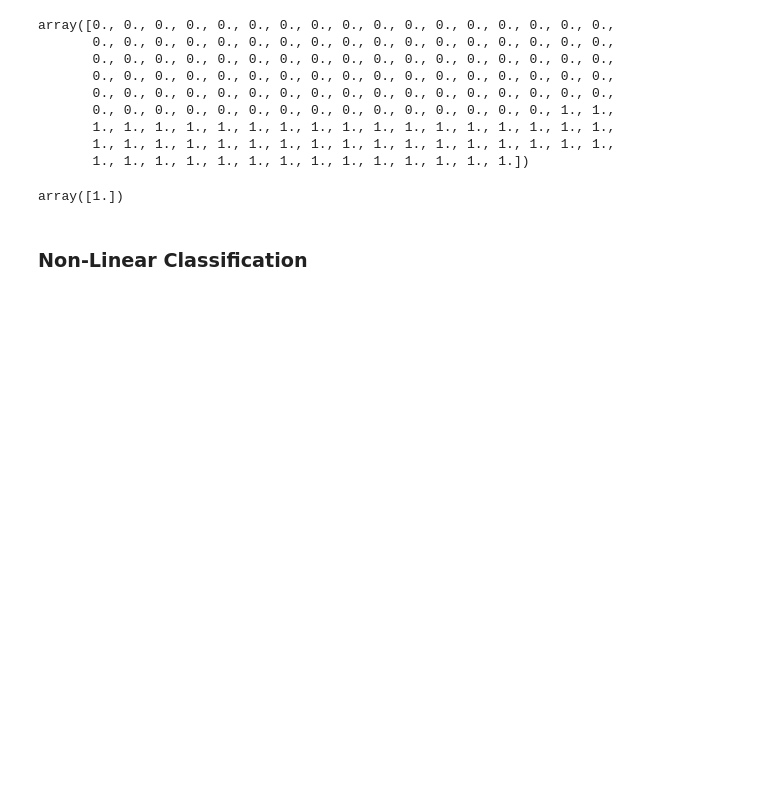
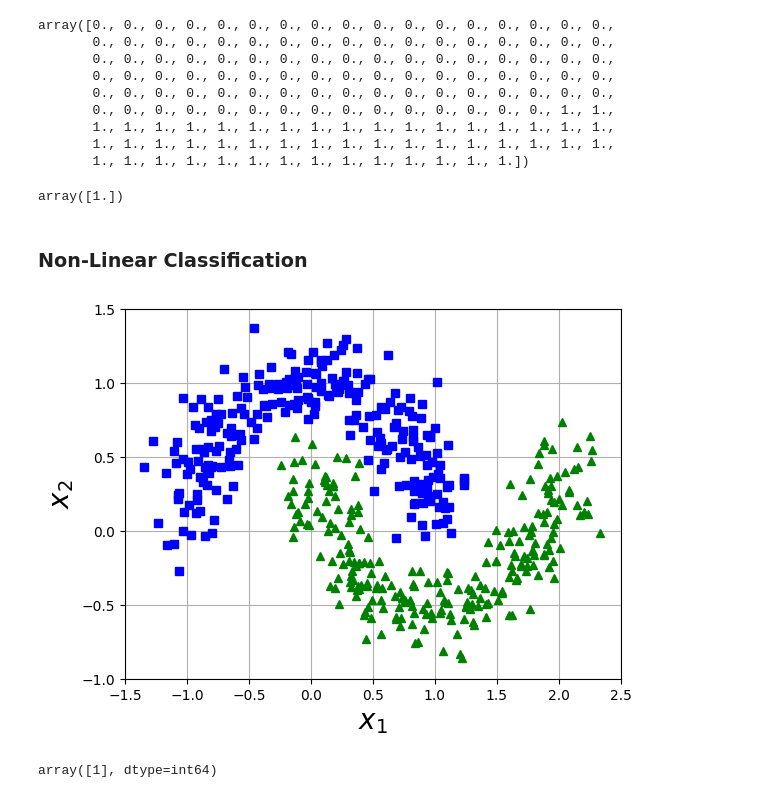
Before and after one commit to savindumahasen/CalifoniaHousingPrices, a Jupyter notebook: CalifoniaDataSetAnalysis.ipynb, the cells around one changed output. Cells and saved outputs as stored; diff of their text form; code cells hidden in the pictures; blank space fills up the shorter version.

Commit message:
add the non linear  classifications

```diff
--- a/CalifoniaDataSetAnalysis.ipynb
+++ b/CalifoniaDataSetAnalysis.ipynb
@@ -2096,3 +2098,24 @@ array([1.])
 ### Non-Linear Classification
 # %%
 ### one way to handle the non linear classification is to  add more features to  the that then it becomes linear classification
+# %%
+from sklearn.datasets import make_moons
+from  sklearn.pipeline import Pipeline
+from sklearn.preprocessing import PolynomialFeatures
+from sklearn.preprocessing import StandardScaler
+from  sklearn.svm import LinearSVC
+%matplotlib inline
+import matplotlib.pyplot as plt
+
+X,y=make_moons(n_samples=500,noise=0.15, random_state=42)
+def plot_dataset(X,y,axes):
+    plt.plot(X[:,0][y==0], X[:,1][y==0], "bs")
+    plt.plot(X[:,0][y==1], X[:,1][y==1], "^g")
+    plt.axis(axes)
+    plt.grid(True, which='both')
+    plt.xlabel(r"$x_1$",fontsize=20)
+    plt.ylabel(r"$x_2$",fontsize=20)
+plot_dataset(X,y,[-1.5,2.5,-1,1.5])
+plt.show()
+# %% [output]
+[figure, added]
@@ -2098,0 +2128,5 @@ array([1.])
+# %%
+polynomial_svm_clf.fit(X,y)
+polynomial_svm_clf.predict([[1.5,-0.2]])
+# %% [output]
+array([1], dtype=int64)
```
Also changed, not shown: parts of 10 cells of this notebook.
